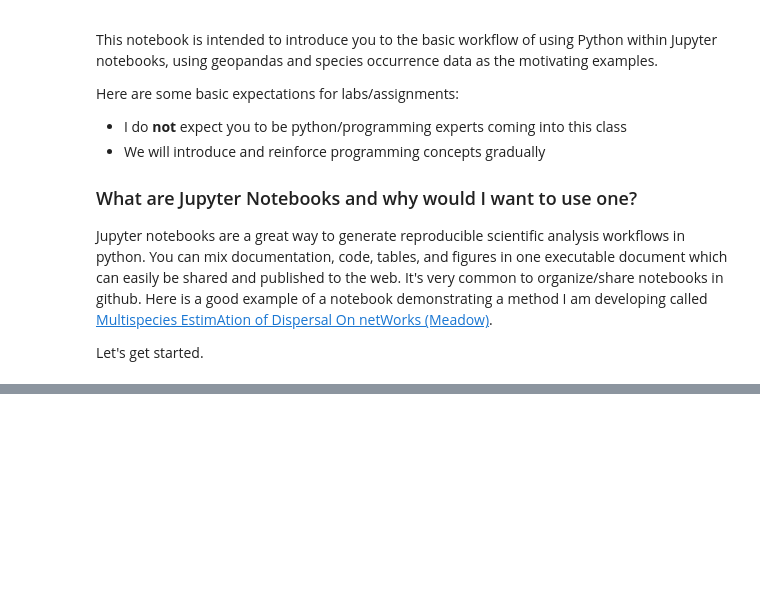
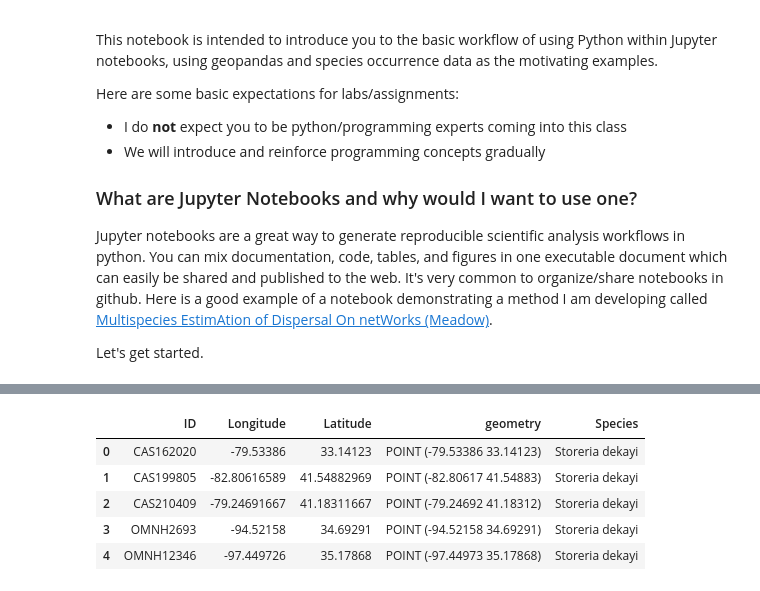
Before and after one commit to carlycoughlin-ux/BIO597-SpatialBiodiversity, a Jupyter notebook: docs/labs/Lab01-IntroPython-Geopandas.ipynb, the cells around one changed output, grey strips where cells are left out. Cells and saved outputs as stored; diff of their text form; code cells hidden in the pictures; blank space fills up the shorter version.

```diff
--- a/docs/labs/Lab01-IntroPython-Geopandas.ipynb
+++ b/docs/labs/Lab01-IntroPython-Geopandas.ipynb
@@ -87,0 +44,4 @@ gdf.explore()
+# %%
+sdekayi_csv = "EasternSnakes/Sdekayi_coords.csv"
+sdekayi_df = gpd.read_file(sdekayi_csv)
+sdekayi_df.head()
@@ -87,0 +61,17 @@ gdf.explore()
+# %%
+sdekayi_gdf = gpd.GeoDataFrame(
+    sdekayi_df,
+    geometry=gpd.points_from_xy(sdekayi_df["Longitude"], sdekayi_df["Latitude"]),
+    crs="EPSG:4326",
+)
+
+sdekayi_gdf["Species"] = "Storeria dekayi"
+
+sdekayi_gdf.head()
+# %% [output]
+|  | ID | Longitude | Latitude | geometry | Species |
+| 0 | CAS162020 | -79.53386 | 33.14123 | POINT (-79.53386 33.14123) | Storeria dekayi |
+| 1 | CAS199805 | -82.80616589 | 41.54882969 | POINT (-82.80617 41.54883) | Storeria dekayi |
+| 2 | CAS210409 | -79.24691667 | 41.18311667 | POINT (-79.24692 41.18312) | Storeria dekayi |
+| 3 | OMNH2693 | -94.52158 | 34.69291 | POINT (-94.52158 34.69291) | Storeria dekayi |
+| 4 | OMNH12346 | -97.449726 | 35.17868 | POINT (-97.44973 35.17868) | Storeria dekayi |
```
Also changed, not shown: parts of 25 cells of this notebook, 2 other files.
